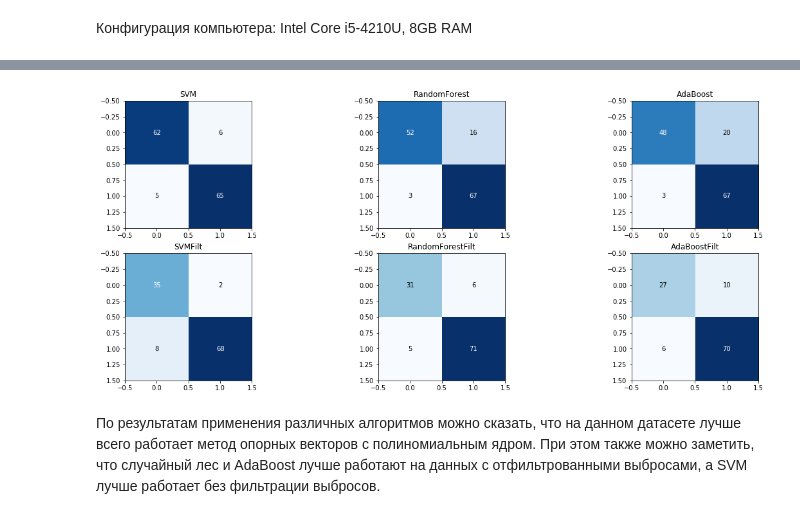
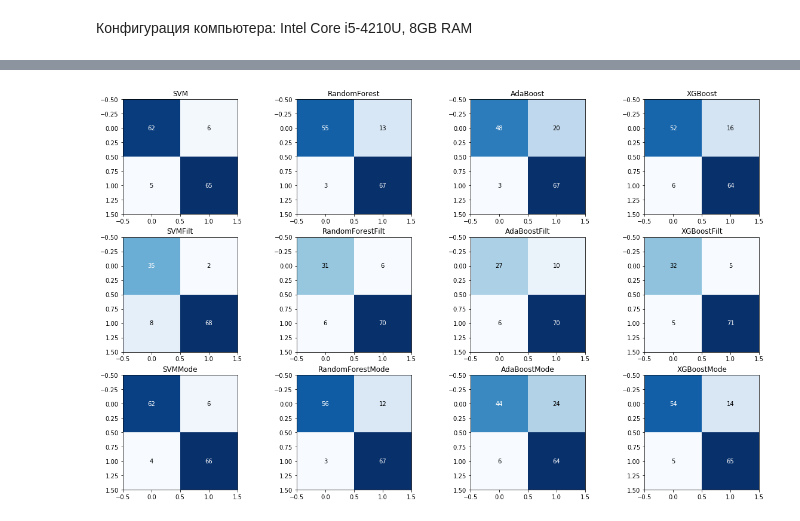
Before and after one commit to glkuzi/MLHomeworks, a Jupyter notebook: Homework_1_Kuzmin.ipynb, the cells around one changed output, grey strips where cells are left out. Cells and saved outputs as stored; diff of their text form; code cells hidden in the pictures.

Commit message:
added new variant of dataset, XGBoost and results

```diff
--- a/Homework_1_Kuzmin.ipynb
+++ b/Homework_1_Kuzmin.ipynb
@@ -399,8 +460,8 @@ print(resMetrics)
 # %%
 def chooseBestTree(X_train, X_test, y_train, y_test):
     clf = sklearn.ensemble.RandomForestClassifier(n_estimators=100, random_state=2)
-    param = {'criterion': ['gini', 'entropy'], 'max_depth': np.arange(8, 12), 'max_features': range(1, 5, 1),
-             'n_estimators': np.arange(190, 221, 10)}
+    param = {'criterion': ['gini'], 'max_features': ["sqrt", "log2"],
+             'n_estimators': np.arange(250, 501, 50)}
     gs = sklearn.model_selection.GridSearchCV(clf, param, scoring='roc_auc', cv=5, iid=False)
     gs.fit(X_train, y_train)
     clf.set_params(**gs.best_params_)
@@ -506,8 +591,8 @@ def chooseBestParams(X_train, X_test, y_train, y_test):
     est1 = sklearn.tree.DecisionTreeClassifier(max_depth=10, random_state=2)
     est2 = sklearn.svm.SVC(kernel='poly', degree=2, gamma='auto', probability=True)
     param = {'base_estimator': [est1], 'base_estimator__max_depth': np.arange(7, 10),
-             'base_estimator__max_features': range(1, 6, 1),
-             'learning_rate': np.arange(0.8, 0.92, 0.02), 'n_estimators': np.arange(20, 91, 10)}
+             'base_estimator__max_features': range(1, 5),
+             'learning_rate': np.arange(0.8, 0.92, 0.02), 'n_estimators': np.arange(50, 91, 10)}
     gs = sklearn.model_selection.GridSearchCV(clf, param, scoring='roc_auc', cv=5, iid=False)
     gs.fit(X_train, y_train)
     clf.set_params(**gs.best_params_)
@@ -550,0 +788,19 @@ resMetrics_filt.append([abcCVTime_filt, abcTime_filt, matr, acc, roc_auc])
+# %%
+start = time.time()
+res = chooseBestParamsXGB(X_train_mode, X_test_mode, y_train_mode, y_test_mode)
+end = time.time()
+xgbCVTime_mode = end - start
+res[0]['random_state'] = 2
+clf = XGBClassifier(**res[0])
+start = time.time()
+clf.fit(X_train_mode, y_train_mode)
+end = time.time()
+xgbTime_mode = end - start
+y_pred = clf.predict(X_test_mode)
+matr = sklearn.metrics.confusion_matrix(y_test_mode, y_pred)
+y_pred_proba = clf.predict_proba(X_test_mode)
+acc = sklearn.metrics.accuracy_score(y_test_mode, y_pred)
+y_pred_proba = [y[1] for y in y_pred_proba]
+roc_auc = sklearn.metrics.roc_auc_score(y_test_mode, y_pred_proba)
+resMetrics_mode.append([xgbCVTime_mode, xgbTime_mode, matr, acc, roc_auc])
+print(res, resMetrics_mode[-1])
@@ -555,7 +819,9 @@ resMetrics_filt.append([abcCVTime_filt, abcTime_filt, matr, acc, roc_auc])
 # %%
 res_columns = ['Grid search time, s', 'Training time, s', 'Accuracy', 'ROC-AUC']
-res_indices = ['SVM', 'RandomForest', 'AdaBoost', 'SVMFilt','RandomForestFilt', 'AdaBoostFilt']
-resMetr = np.vstack([np.array(resMetrics), np.array(resMetrics_filt)])
+res_indices = ['SVM', 'RandomForest', 'AdaBoost', 'XGBoost', 'SVMFilt','RandomForestFilt',
+               'AdaBoostFilt', 'XGBoostFilt', 'SVMMode','RandomForestMode',
+               'AdaBoostMode', 'XGBoostMode']
+resMetr = np.vstack([np.array(resMetrics), np.array(resMetrics_filt), np.array(resMetrics_mode)])
 
 result_df = pd.DataFrame(resMetr[:, [0, 1, 3, 4]], index=res_indices, columns=res_columns)
 result_df
@@ -570,24 +849,22 @@ result_df
 # %%
 %matplotlib inline
 matrices = resMetr[:, [2]]
-fig, ax = plt.subplots(2, 3, figsize=(20, 8))
-for m in range(2):
-    for i in range(3):
+fig, ax = plt.subplots(3, 4, figsize=(20, 12))
+for m in range(3):
+    for i in range(4):
         # print('Признак:', realCols[i])
         # buf = list(dfX[realCols[i]])
         # print(matrices[i][0])
-        ax[m][i].imshow(matrices[i + m * 3][0], interpolation='nearest', cmap=plt.cm.Blues)
-        cm = matrices[i + m * 3][0]
+        ax[m][i].imshow(matrices[i + m * 4][0], interpolation='nearest', cmap=plt.cm.Blues)
+        cm = matrices[i + m * 4][0]
         normalize = False
         fmt = '.2f' if normalize else 'd'
         thresh = cm.max() / 2.
         for k in range(2):
             for j in range(2):
                 ax[m][i].text(j, k, format(cm[k][j], fmt),
                         ha="center", va="center",
                         color="white" if cm[k, j] > thresh else "black")
-        ax[m][i].set_title(res_indices[i + m * 3])
+        ax[m][i].set_title(res_indices[i + m * 4])
 # %% [output]
-[figure, old version]
+[figure, new version]
-# %% [markdown]
-По результатам применения различных алгоритмов можно сказать, что на данном датасете лучше всего работает метод опорных векторов с полиномиальным ядром. При этом также можно заметить, что случайный лес и AdaBoost лучше работают на данных с отфильтрованными выбросами, а SVM лучше работает без фильтрации выбросов.
```
Also changed, not shown: parts of 40 cells of this notebook.
